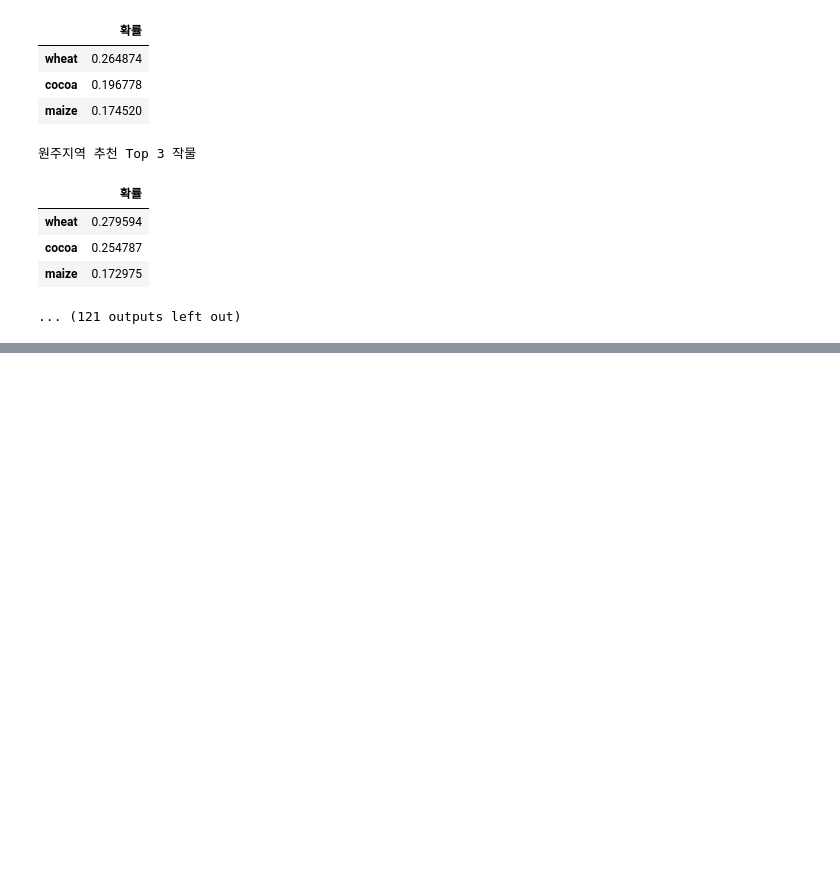
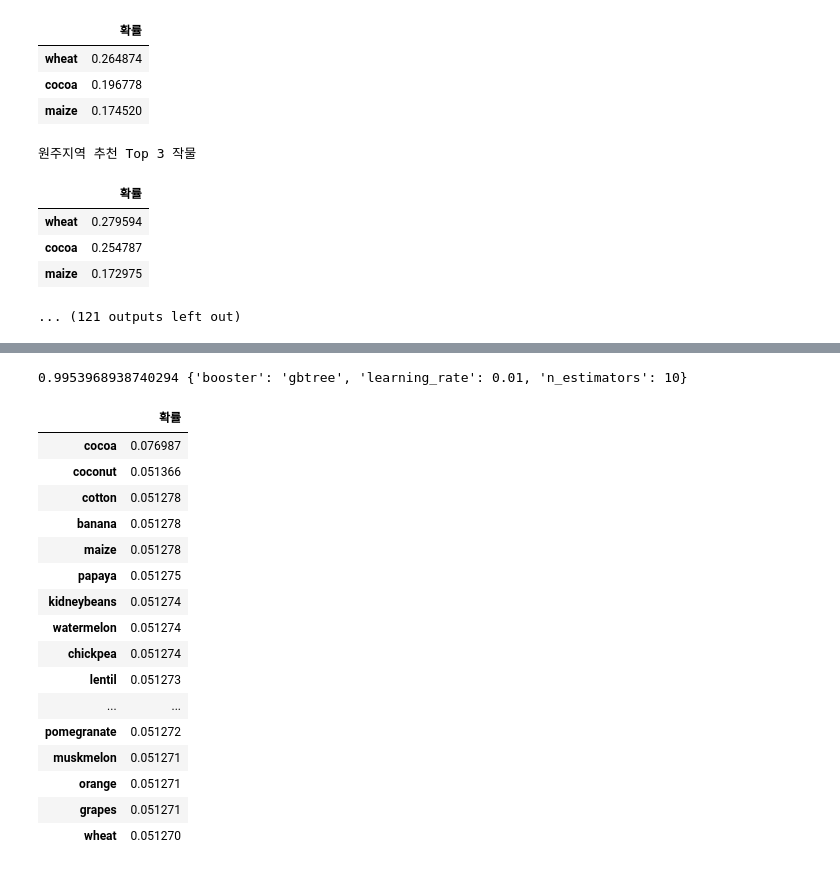
Before and after one commit to Ukjang/Mulcam_SEMI_PJT, a Jupyter notebook: model/0511_6개월 지역 작물 예측 모델.ipynb, the cells around one changed output, grey strips where cells are left out. Saved outputs shown, nothing was run; the diff lists cells and outputs as text; code cells hidden in the pictures; blank space fills up the shorter version.

```diff
--- a/model/0511_6개월 지역 작물 예측 모델.ipynb
+++ b/model/0511_6개월 지역 작물 예측 모델.ipynb
@@ -308,0 +378,71 @@ Wall time: 1min 5s
+# %%
+pred_data = pred_list
+tmp_data =[]
+for data in pred_data :
+    tmp_data.append(data[-1])
+
+data = tmp_data
+tmp_grain = df_grain[['temperature', 'temp_max', 'temp_min',  'rainfall', 'label']]
+
+
+
+labelencoder = LabelEncoder()
+target_lb = labelencoder.fit_transform(tmp_grain.label)
+scaler = MinMaxScaler()
+grain_data = tmp_grain[tmp_grain.columns[:-1]]
+
+grain_data= grain_data.append({'temperature' :  data[0], 'temp_max' : data[1], 'temp_min' : data[2], 'rainfall' : data[3]*30} , ignore_index=True)
+
+grain_mmx = scaler.fit_transform(grain_data)
+
+# display(grain_data.tail())
+# display(grain_mmx[:-1])
+# display(grain_mmx[-1])
+
+X_train, X_test, y_train, y_test = train_test_split(
+    grain_mmx[:-1], target_lb, stratify=target_lb, test_size=0.2,
+    random_state=2022
+)
+
+xgb = XGBClassifier()
+params = {
+    'booster' : ['gbtree', 'gblinear'],
+    'n_estimators' : [10, 100, 1000],
+    'learning_rate' : [0.01, 0.05, 0.1]
+}
+
+xgb_grid = GridSearchCV(
+    xgb, params, scoring='accuracy', cv=5
+)
+
+
+xgb_grid.fit(X_train, y_train)
+
+print(xgb_grid.best_score_, xgb_grid.best_params_)
+xgb_best = xgb_grid.best_estimator_
+
+# print(grain_mmx[-1])
+df_pred = pd.DataFrame(xgb_best.predict_proba(list(grain_mmx[-1])), columns=labelencoder.classes_).T
+df_pred.columns = ['확률']
+df_pred = df_pred.sort_values(by='확률',ascending=False)
+return_pred = df_pred
+return_pred
+# %% [output]
+0.9953968938740294 {'booster': 'gbtree', 'learning_rate': 0.01, 'n_estimators': 10}
+|  | 확률 |
+| cocoa | 0.076987 |
+| coconut | 0.051366 |
+| cotton | 0.051278 |
+| banana | 0.051278 |
+| maize | 0.051278 |
+| papaya | 0.051275 |
+| kidneybeans | 0.051274 |
+| watermelon | 0.051274 |
+| chickpea | 0.051274 |
+| lentil | 0.051273 |
+| ... | ... |
+| pomegranate | 0.051272 |
+| muskmelon | 0.051271 |
+| orange | 0.051271 |
+| grapes | 0.051271 |
+| wheat | 0.051270 |
```
Also changed, not shown: parts of 18 cells of this notebook.
